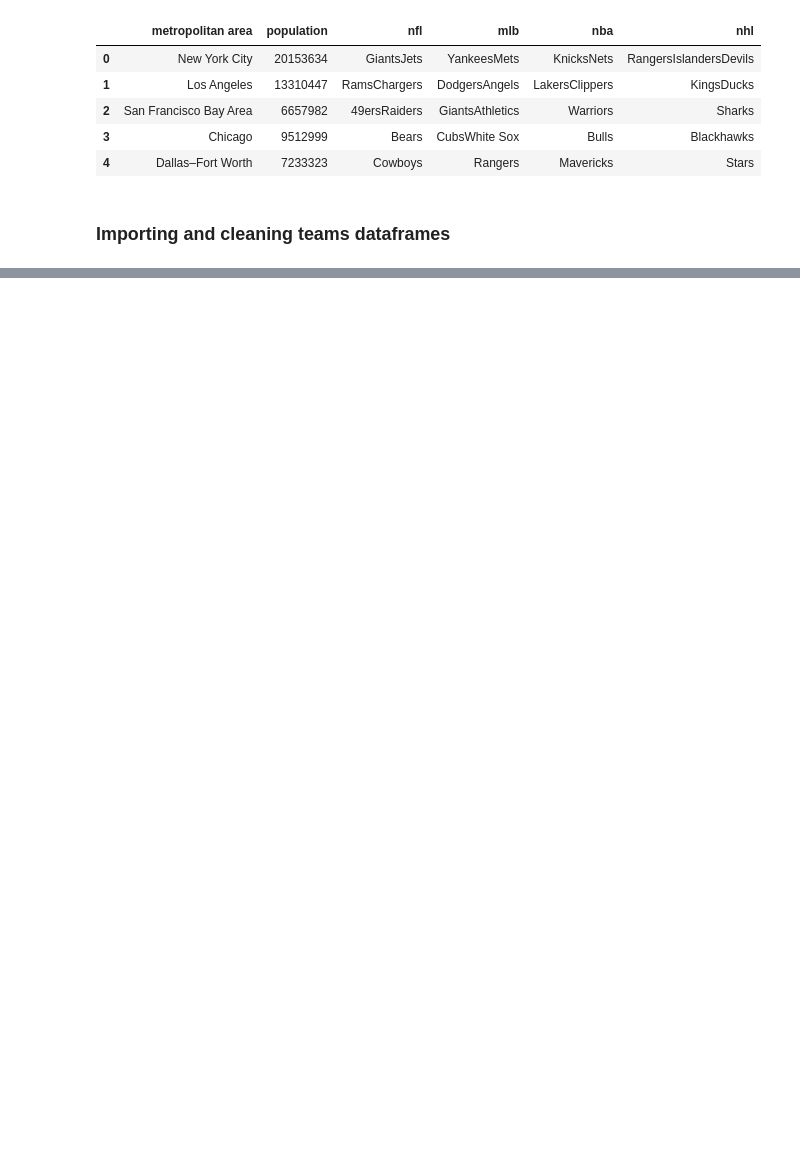
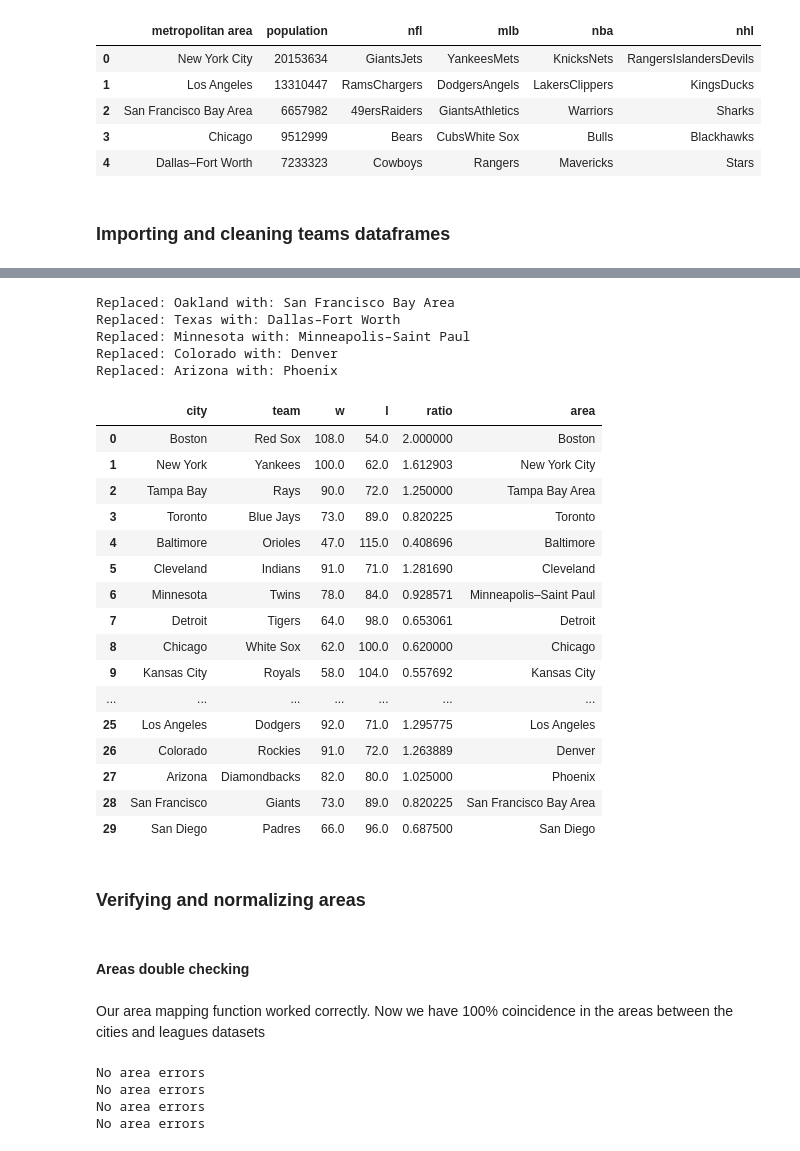
Before and after one commit to kevinmiguel97/Regions-sport-teams-anlysis, a Jupyter notebook: Regions_analysis.ipynb, the cells around one changed output, grey strips where cells are left out. Cells and saved outputs as stored; diff of their text form; code cells hidden in the pictures; blank space fills up the shorter version.

```diff
--- a/Regions_analysis.ipynb
+++ b/Regions_analysis.ipynb
@@ -109,0 +294,50 @@ nhl_df = select_columns(nhl_df, ['team', 'w', 'l'])
+# %%
+# DELETE:
+mlb_df = mlb_delete
+# Cleaning column names and filtering year
+mlb_df = cols_year_cleaning(mlb_df)
+
+# Selecting columns
+mlb_df = select_columns(mlb_df, ['team', 'w', 'l'])
+
+# Removing notes
+mlb_df = remove_notes(mlb_df, pattern='\*')
+mlb_df = remove_notes(mlb_df, pattern='\(\d+\)')
+
+# Dropping division rows
+
+# Separating teams and cities
+mlb_df = separate_cities_teams(mlb_df, ['New', 'Tampa', 'St.', 'San', 'Los', 'Kansas', 'Green', 'Golden'])
+
+# Generating win loss ratio
+mlb_df = win_loss_ratio(mlb_df)
+
+# Generating metropolitan area
+mlb_df = metropolitan_areas(mlb_df, cities, league='mlb')
+
+mlb_df
+# %% [output]
+Replaced: Oakland with: San Francisco Bay Area
+Replaced: Texas with: Dallas–Fort Worth
+Replaced: Minnesota with: Minneapolis–Saint Paul
+Replaced: Colorado with: Denver
+Replaced: Arizona with: Phoenix
+|  | city | team | w | l | ratio | area |
+| 0 | Boston | Red Sox | 108.0 | 54.0 | 2.000000 | Boston |
+| 1 | New York | Yankees | 100.0 | 62.0 | 1.612903 | New York City |
+| 2 | Tampa Bay | Rays | 90.0 | 72.0 | 1.250000 | Tampa Bay Area |
+| 3 | Toronto | Blue Jays | 73.0 | 89.0 | 0.820225 | Toronto |
+| 4 | Baltimore | Orioles | 47.0 | 115.0 | 0.408696 | Baltimore |
+| 5 | Cleveland | Indians | 91.0 | 71.0 | 1.281690 | Cleveland |
+| 6 | Minnesota | Twins | 78.0 | 84.0 | 0.928571 | Minneapolis–Saint Paul |
+| 7 | Detroit | Tigers | 64.0 | 98.0 | 0.653061 | Detroit |
+| 8 | Chicago | White Sox | 62.0 | 100.0 | 0.620000 | Chicago |
+| 9 | Kansas City | Royals | 58.0 | 104.0 | 0.557692 | Kansas City |
+| ... | ... | ... | ... | ... | ... | ... |
+| 25 | Los Angeles | Dodgers | 92.0 | 71.0 | 1.295775 | Los Angeles |
+| 26 | Colorado | Rockies | 91.0 | 72.0 | 1.263889 | Denver |
+| 27 | Arizona | Diamondbacks | 82.0 | 80.0 | 1.025000 | Phoenix |
+| 28 | San Francisco | Giants | 73.0 | 89.0 | 0.820225 | San Francisco Bay Area |
+| 29 | San Diego | Padres | 66.0 | 96.0 | 0.687500 | San Diego |
+# %% [markdown]
+### Verifying and normalizing areas
@@ -109,0 +353,14 @@ nhl_df = select_columns(nhl_df, ['team', 'w', 'l'])
+# %% [markdown]
+#### Areas double checking
+# %% [markdown]
+Our area mapping function worked correctly. Now we have 100% coincidence in the areas between the cities and leagues datasets
+# %%
+finding_missing_areas(nhl_df, cities)
+finding_missing_areas(nfl_df, cities)
+finding_missing_areas(nba_df, cities)
+finding_missing_areas(mlb_df, cities)
+# %% [output]
+No area errors
+No area errors
+No area errors
+No area errors
```
Also changed, not shown: parts of 9 cells of this notebook.
